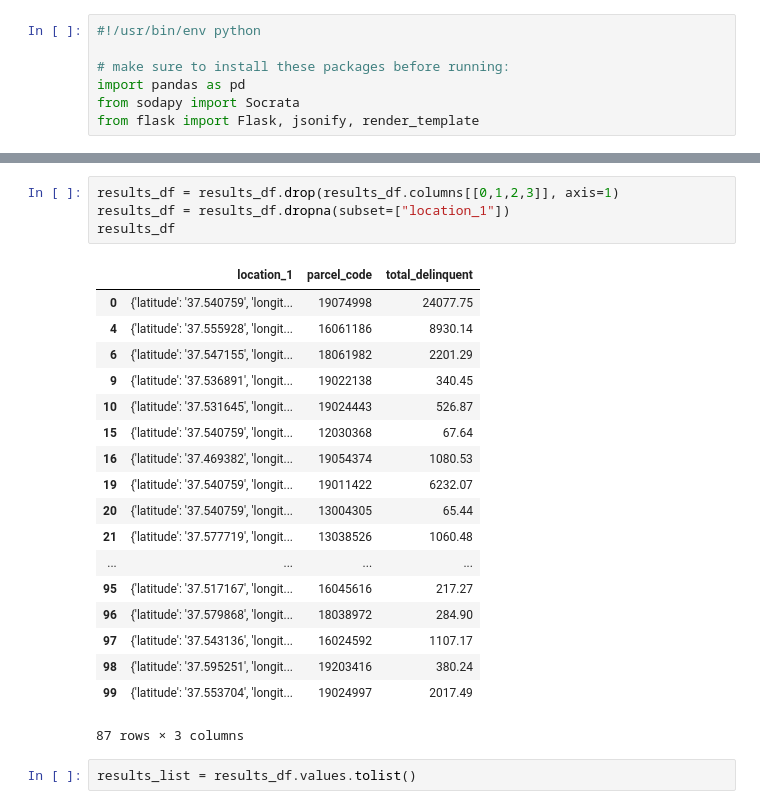
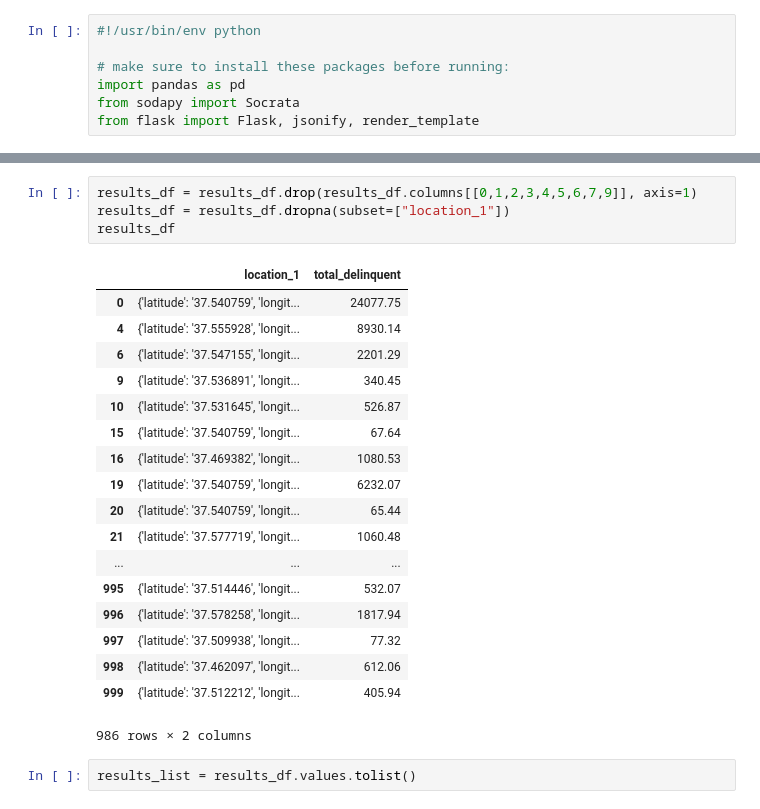
Before and after one commit to afcummings/Project2RiotGamesData, a Jupyter notebook: Untitled.ipynb, the cells around one changed output, grey strips where cells are left out. Saved outputs shown, nothing was run; the diff lists cells and outputs as text.

```diff
--- a/Untitled.ipynb
+++ b/Untitled.ipynb
@@ -32,26 +49,26 @@ results_df = pd.DataFrame.from_records(results)
 # %%
-results_df = results_df.drop(results_df.columns[[0,1,2,3]], axis=1)
+results_df = results_df.drop(results_df.columns[[0,1,2,3,4,5,6,7,9]], axis=1)
 results_df = results_df.dropna(subset=["location_1"])
 results_df
 # %% [output]
-|  | location_1 | parcel_code | total_delinquent |
-| 0 | {'latitude': '37.540759', 'longit... | 19074998 | 24077.75 |
-| 4 | {'latitude': '37.555928', 'longit... | 16061186 | 8930.14 |
-| 6 | {'latitude': '37.547155', 'longit... | 18061982 | 2201.29 |
-| 9 | {'latitude': '37.536891', 'longit... | 19022138 | 340.45 |
-| 10 | {'latitude': '37.531645', 'longit... | 19024443 | 526.87 |
-| 15 | {'latitude': '37.540759', 'longit... | 12030368 | 67.64 |
-| 16 | {'latitude': '37.469382', 'longit... | 19054374 | 1080.53 |
-| 19 | {'latitude': '37.540759', 'longit... | 19011422 | 6232.07 |
-| 20 | {'latitude': '37.540759', 'longit... | 13004305 | 65.44 |
-| 21 | {'latitude': '37.577719', 'longit... | 13038526 | 1060.48 |
-| ... | ... | ... | ... |
-| 95 | {'latitude': '37.517167', 'longit... | 16045616 | 217.27 |
-| 96 | {'latitude': '37.579868', 'longit... | 18038972 | 284.90 |
-| 97 | {'latitude': '37.543136', 'longit... | 16024592 | 1107.17 |
-| 98 | {'latitude': '37.595251', 'longit... | 19203416 | 380.24 |
-| 99 | {'latitude': '37.553704', 'longit... | 19024997 | 2017.49 |
+|  | location_1 | total_delinquent |
+| 0 | {'latitude': '37.540759', 'longit... | 24077.75 |
+| 4 | {'latitude': '37.555928', 'longit... | 8930.14 |
+| 6 | {'latitude': '37.547155', 'longit... | 2201.29 |
+| 9 | {'latitude': '37.536891', 'longit... | 340.45 |
+| 10 | {'latitude': '37.531645', 'longit... | 526.87 |
+| 15 | {'latitude': '37.540759', 'longit... | 67.64 |
+| 16 | {'latitude': '37.469382', 'longit... | 1080.53 |
+| 19 | {'latitude': '37.540759', 'longit... | 6232.07 |
+| 20 | {'latitude': '37.540759', 'longit... | 65.44 |
+| 21 | {'latitude': '37.577719', 'longit... | 1060.48 |
+| ... | ... | ... |
+| 995 | {'latitude': '37.514446', 'longit... | 532.07 |
+| 996 | {'latitude': '37.578258', 'longit... | 1817.94 |
+| 997 | {'latitude': '37.509938', 'longit... | 77.32 |
+| 998 | {'latitude': '37.462097', 'longit... | 612.06 |
+| 999 | {'latitude': '37.512212', 'longit... | 405.94 |
-87 rows × 3 columns
+986 rows × 2 columns
 # %%
 results_list = results_df.values.tolist()
 # %% [output]
```
Also changed, not shown: parts of 13 cells of this notebook, 2 other files.
